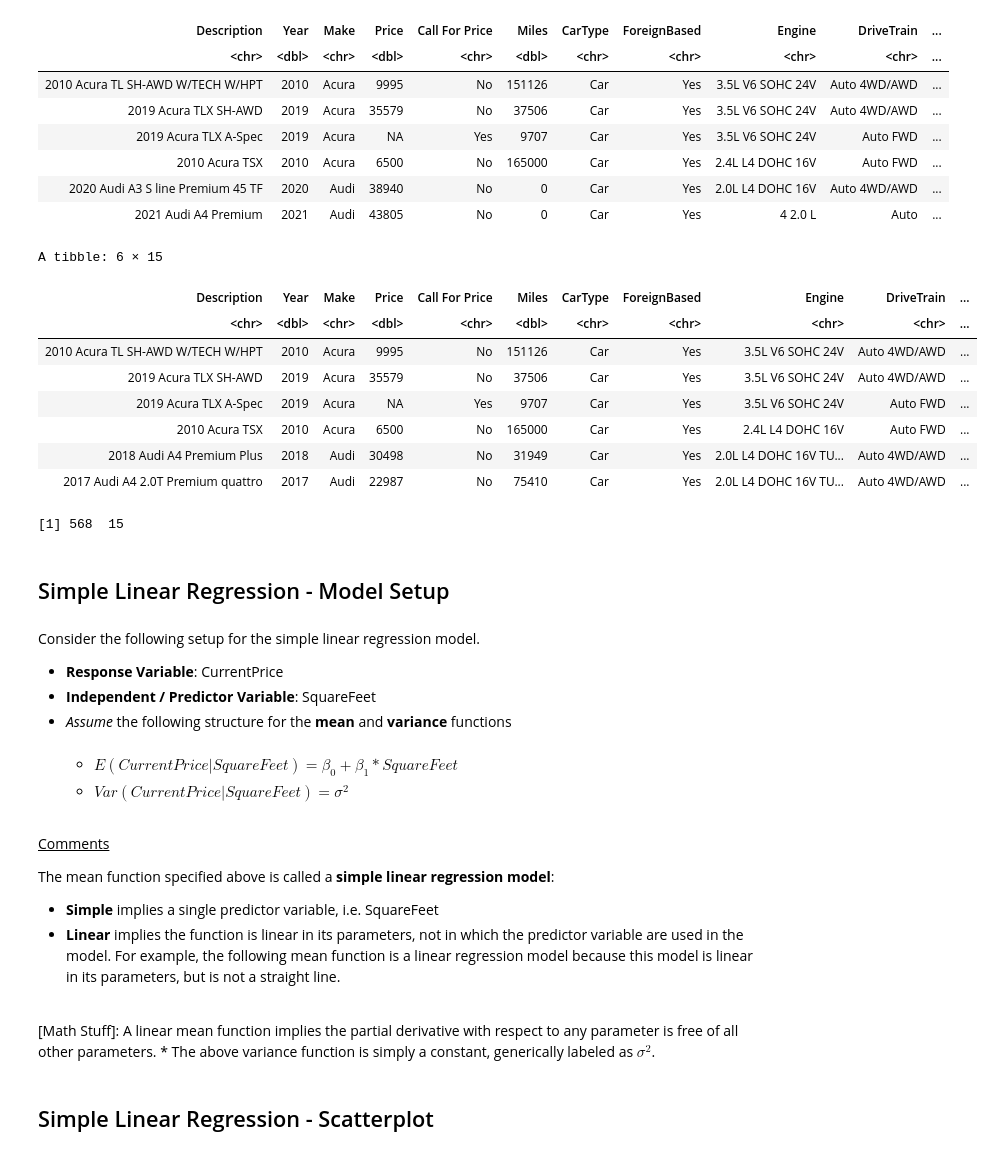
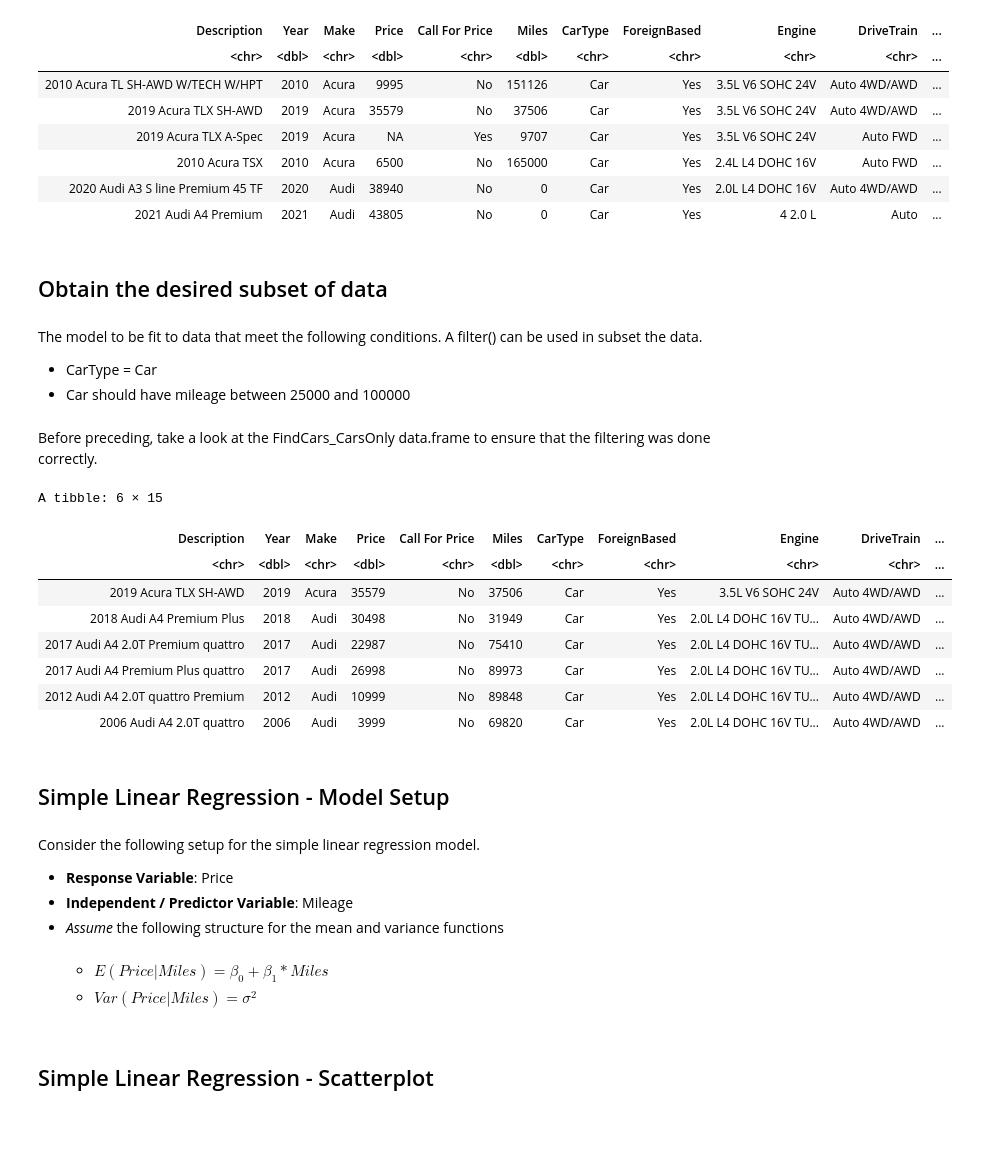
Before and after one commit to christophermalone/stat360, a Jupyter notebook: Handout6_Predictions_CIs_PIs.ipynb, the cells around one changed output. Saved outputs shown, nothing was run; the diff lists cells and outputs as text; code cells hidden in the pictures; blank space fills up the shorter version.

```diff
--- a/Handout6_Predictions_CIs_PIs.ipynb
+++ b/Handout6_Predictions_CIs_PIs.ipynb
@@ -73,50 +73,46 @@ A tibble: 6 × 15
 | 2010 Acura TSX | 2010 | Acura | 6500 | No | 165000 | Car | Yes | 2.4L L4 DOHC 16V | Auto FWD | ... |
 | 2020 Audi A3 S line Premium 45 TF | 2020 | Audi | 38940 | No | 0 | Car | Yes | 2.0L L4 DOHC 16V | Auto 4WD/AWD | ... |
 | 2021 Audi A4 Premium | 2021 | Audi | 43805 | No | 0 | Car | Yes | 4 2.0 L | Auto | ... |
+# %% [markdown]
+## Obtain the desired subset of data
+# %% [markdown]
+The model to be fit to data that meet the following conditions.  A filter() can be used in subset the data.
+
+
+*   CarType = Car
+*   Car should have mileage between 25000 and 100000
 # %%
 FindCars_CarsOnly <- (FindCars
   %>% filter(CarType == "Car" & Miles > 25000 & Miles < 100000)
 )
+# %% [markdown]
+Before preceding, take a look at the FindCars_CarsOnly data.frame to ensure that the filtering was done correctly.
 # %%
-head(FindCars_CarsOnly)
+head(FindCars_CarsOnly, n=20)
 # %% [output]
 A tibble: 6 × 15
 | Description | Year | Make | Price | Call For Price | Miles | CarType | ForeignBased | Engine | DriveTrain | ... |
 | <chr> | <dbl> | <chr> | <dbl> | <chr> | <dbl> | <chr> | <chr> | <chr> | <chr> | ... |
-| 2010 Acura TL SH-AWD W/TECH W/HPT | 2010 | Acura | 9995 | No | 151126 | Car | Yes | 3.5L V6 SOHC 24V | Auto 4WD/AWD | ... |
 | 2019 Acura TLX SH-AWD | 2019 | Acura | 35579 | No | 37506 | Car | Yes | 3.5L V6 SOHC 24V | Auto 4WD/AWD | ... |
-| 2019 Acura TLX A-Spec | 2019 | Acura | NA | Yes | 9707 | Car | Yes | 3.5L V6 SOHC 24V | Auto FWD | ... |
-| 2010 Acura TSX | 2010 | Acura | 6500 | No | 165000 | Car | Yes | 2.4L L4 DOHC 16V | Auto FWD | ... |
 | 2018 Audi A4 Premium Plus | 2018 | Audi | 30498 | No | 31949 | Car | Yes | 2.0L L4 DOHC 16V TU... | Auto 4WD/AWD | ... |
 | 2017 Audi A4 2.0T Premium quattro | 2017 | Audi | 22987 | No | 75410 | Car | Yes | 2.0L L4 DOHC 16V TU... | Auto 4WD/AWD | ... |
+| 2017 Audi A4 Premium Plus quattro | 2017 | Audi | 26998 | No | 89973 | Car | Yes | 2.0L L4 DOHC 16V TU... | Auto 4WD/AWD | ... |
+| 2012 Audi A4 2.0T quattro Premium | 2012 | Audi | 10999 | No | 89848 | Car | Yes | 2.0L L4 DOHC 16V TU... | Auto 4WD/AWD | ... |
+| 2006 Audi A4 2.0T quattro | 2006 | Audi | 3999 | No | 69820 | Car | Yes | 2.0L L4 DOHC 16V TU... | Auto 4WD/AWD | ... |
-# %%
-dim(FindCars_CarsOnly)
-# %% [output]
-[1] 568  15
 # %% [markdown]
 ## Simple Linear Regression - Model Setup
 # %% [markdown]
 Consider the following setup for the simple linear regression model.
 
 <ul>
-  <li><strong>Response Variable</strong>: CurrentPrice</li>
-  <li><strong>Independent / Predictor Variable</strong>: SquareFeet</li>
-  <li><i>Assume</i> the following structure for the <strong>mean</strong> and <strong>variance</strong> functions</li>
+  <li><strong>Response Variable</strong>: Price</li>
+  <li><strong>Independent / Predictor Variable</strong>: Mileage</li>
+  <li><i>Assume</i> the following structure for the mean and variance functions</li>
   </ul>
 # %% [markdown]
 <ul><ul>
-  <li>$E(CurrentPrice | SquareFeet) = \beta_{0} + \beta_{1} * SquareFeet$</li>
-  <li>$Var(CurrentPrice | SquareFeet) = \sigma^{2}$</li>
+  <li>$E(Price | Miles) = \beta_{0} + \beta_{1} * Miles$</li>
+  <li>$Var(Price | Miles) = \sigma^{2}$</li>
 </ul></ul>
-# %% [markdown]
-<u>Comments</u>
-
-The mean function specified above is called a <strong>simple linear regression model</strong>:
-
-*   <strong>Simple</strong> implies a single predictor variable, i.e. SquareFeet
-*   <strong>Linear</strong> implies the function is linear in its parameters, not in which the predictor variable are used in the model.  For example, the following mean function is a linear regression model because this model is linear in its parameters, but is not a straight line.
-<br>
-[Math Stuff]: A linear mean function implies the partial derivative with respect to any parameter is free of all other parameters.
-*    The above variance function is simply a constant, generically labeled as $\sigma^2$.
 # %% [markdown]
 ## Simple Linear Regression - Scatterplot
```
Also changed, not shown: parts of 42 cells of this notebook.
